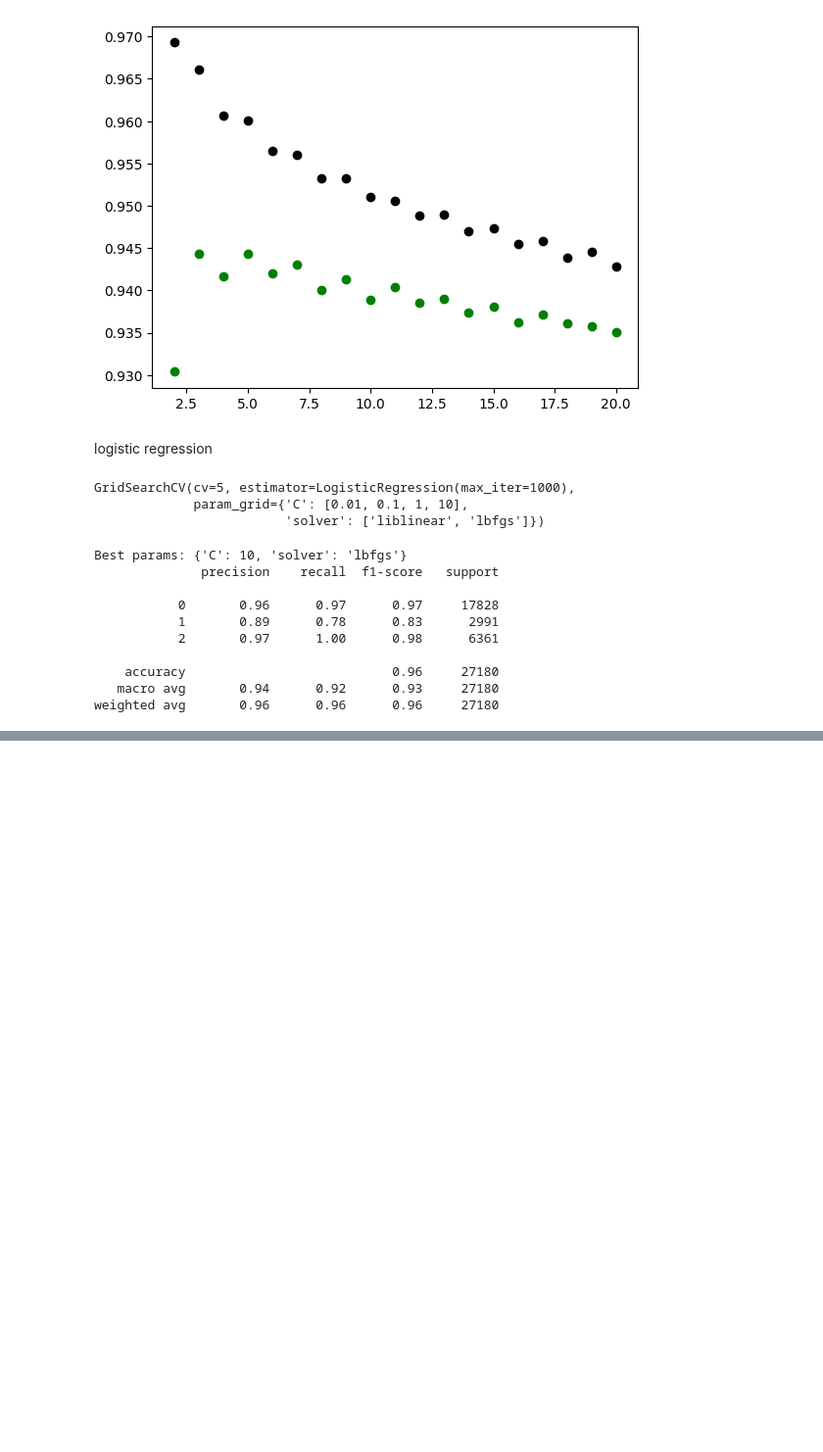
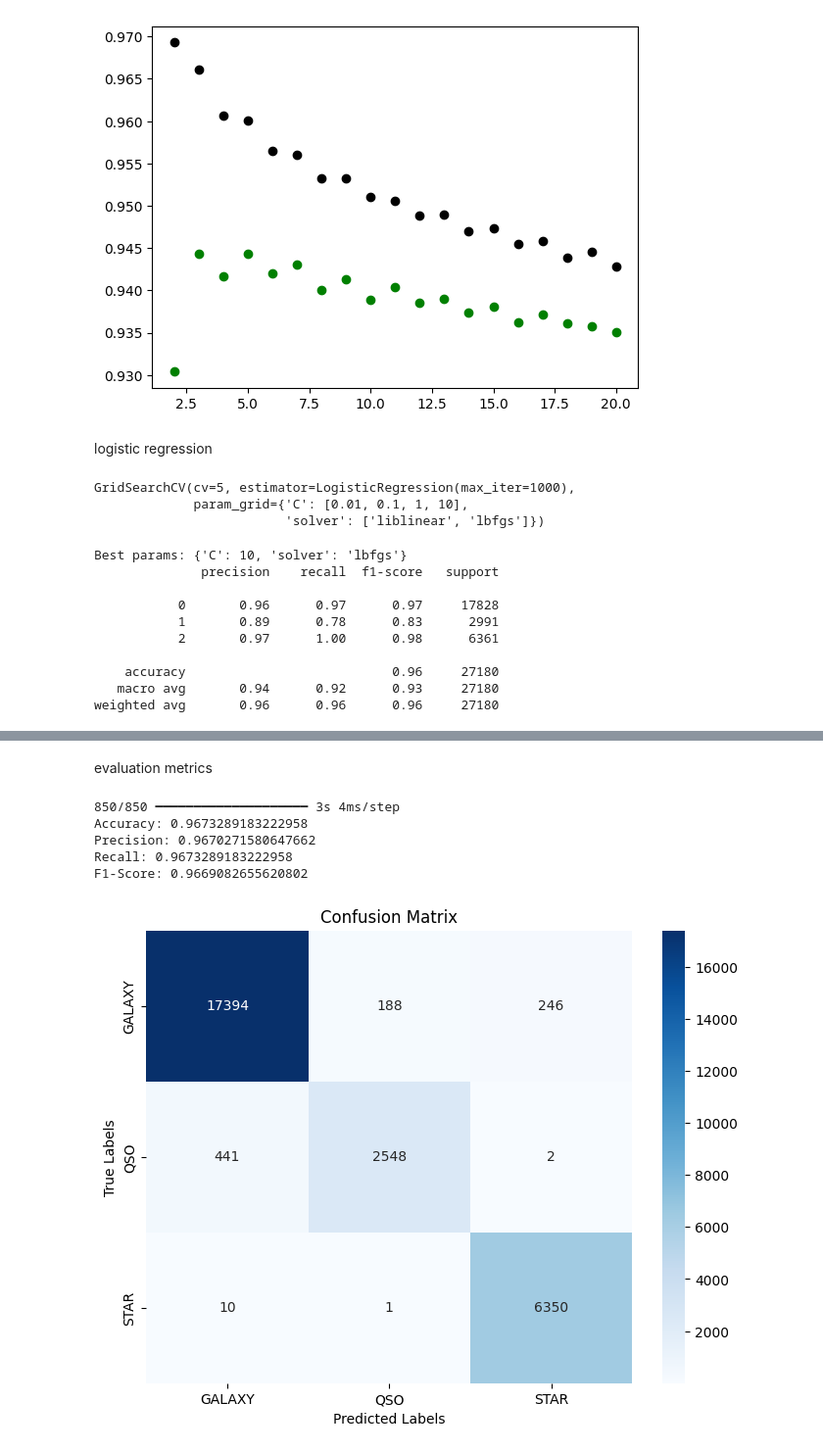
Before and after one commit to Narimaneker/Projet_ARNN, a Jupyter notebook: star_classfication.ipynb, the cells around one changed output, grey strips where cells are left out. Shown at 98% size. Saved outputs shown, nothing was run; the diff lists cells and outputs as text; code cells hidden in the pictures; blank space fills up the shorter version.

```diff
--- a/star_classfication.ipynb
+++ b/star_classfication.ipynb
@@ -258,3 +258,6 @@ y_train.shape
 x_test.shape
 # %% [output]
 (27180, 8)
+# %%
+num_classes = len(np.unique(y))
+print(num_classes)
@@ -359,0 +367,15 @@ weighted avg       0.96      0.96      0.96     27180
+# %%
+import tensorflow as tf
+from tensorflow.keras import layers, models
+
+model = models.Sequential([
+    layers.Dense(64, activation='relu', input_shape=(x_train.shape[1],)),
+    layers.Dense(64, activation='relu'),
+    layers.Dense(num_classes, activation='softmax')  # For multi-class classification
+])
+
+model.compile(optimizer='adam',
+              loss='sparse_categorical_crossentropy',
+              metrics=['accuracy'])
+# %%
+history = model.fit(x_train, y_train, epochs=8, batch_size=30, validation_split=0.2, verbose=1)
@@ -359,0 +405,39 @@ weighted avg       0.96      0.96      0.96     27180
+# %% [markdown]
+evaluation metrics
+# %%
+from sklearn.metrics import accuracy_score, precision_score, recall_score, f1_score, confusion_matrix
+import seaborn as sns
+import matplotlib.pyplot as plt
+import numpy as np
+
+# Make predictions
+y_pred = model.predict(x_test)
+y_pred_classes = np.argmax(y_pred, axis=1)  # For multi-class problems
+
+# Calculate metrics
+accuracy = accuracy_score(y_test, y_pred_classes)
+precision = precision_score(y_test, y_pred_classes, average='weighted')
+recall = recall_score(y_test, y_pred_classes, average='weighted')
+f1 = f1_score(y_test, y_pred_classes, average='weighted')
+cm = confusion_matrix(y_test, y_pred_classes)
+
+# Print metrics
+print(f"Accuracy: {accuracy}")
+print(f"Precision: {precision}")
+print(f"Recall: {recall}")
+print(f"F1-Score: {f1}")
+
+# Plot confusion matrix
+plt.figure(figsize=(8, 6))
+sns.heatmap(cm, annot=True, fmt='d', cmap='Blues', xticklabels=encoder.classes_, yticklabels=encoder.classes_)
+plt.ylabel('True Labels')
+plt.xlabel('Predicted Labels')
+plt.title('Confusion Matrix')
+plt.show()
+# %% [output]
+850/850 ━━━━━━━━━━━━━━━━━━━━ 3s 4ms/step
+Accuracy: 0.9673289183222958
+Precision: 0.9670271580647662
+Recall: 0.9673289183222958
+F1-Score: 0.9669082655620802
+[figure, added]
```
Also changed, not shown: parts of 9 cells of this notebook, 1 other file.
